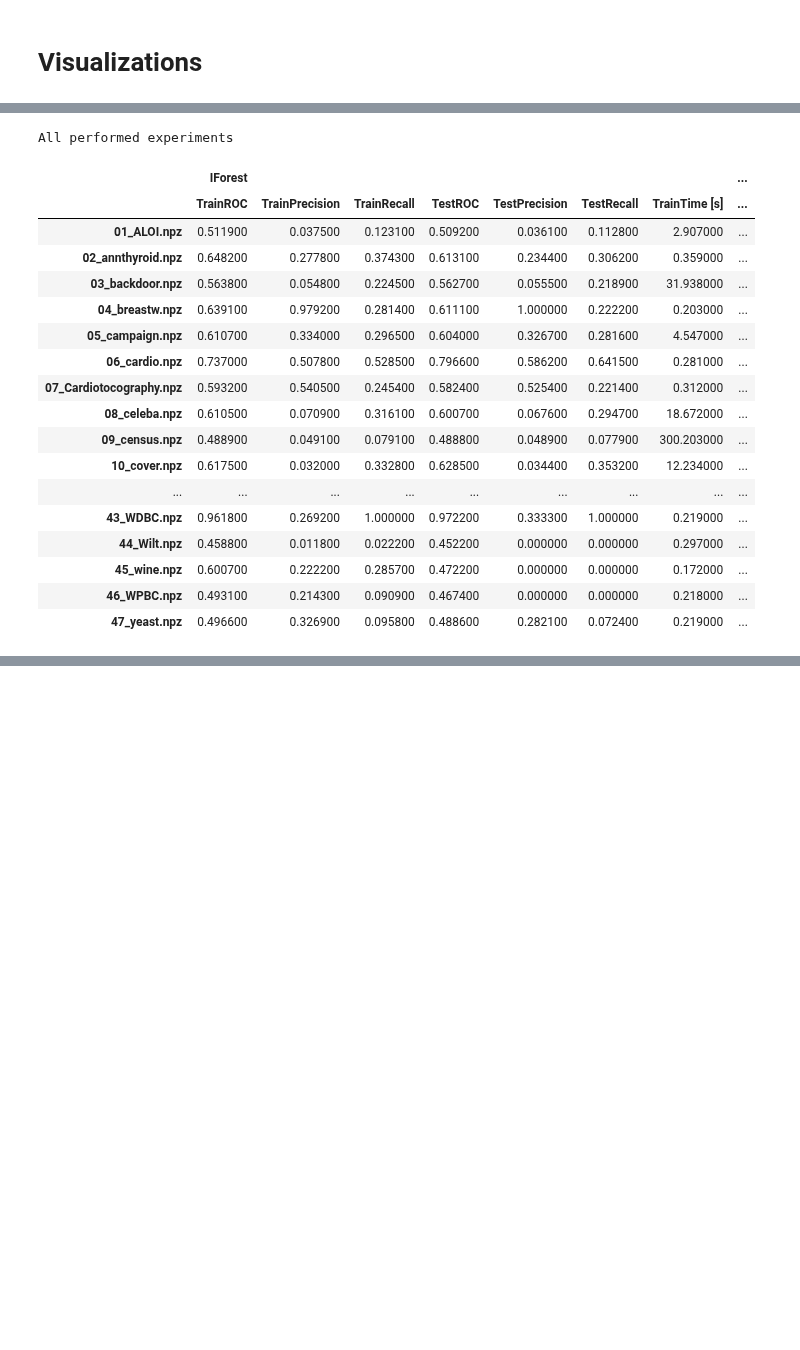
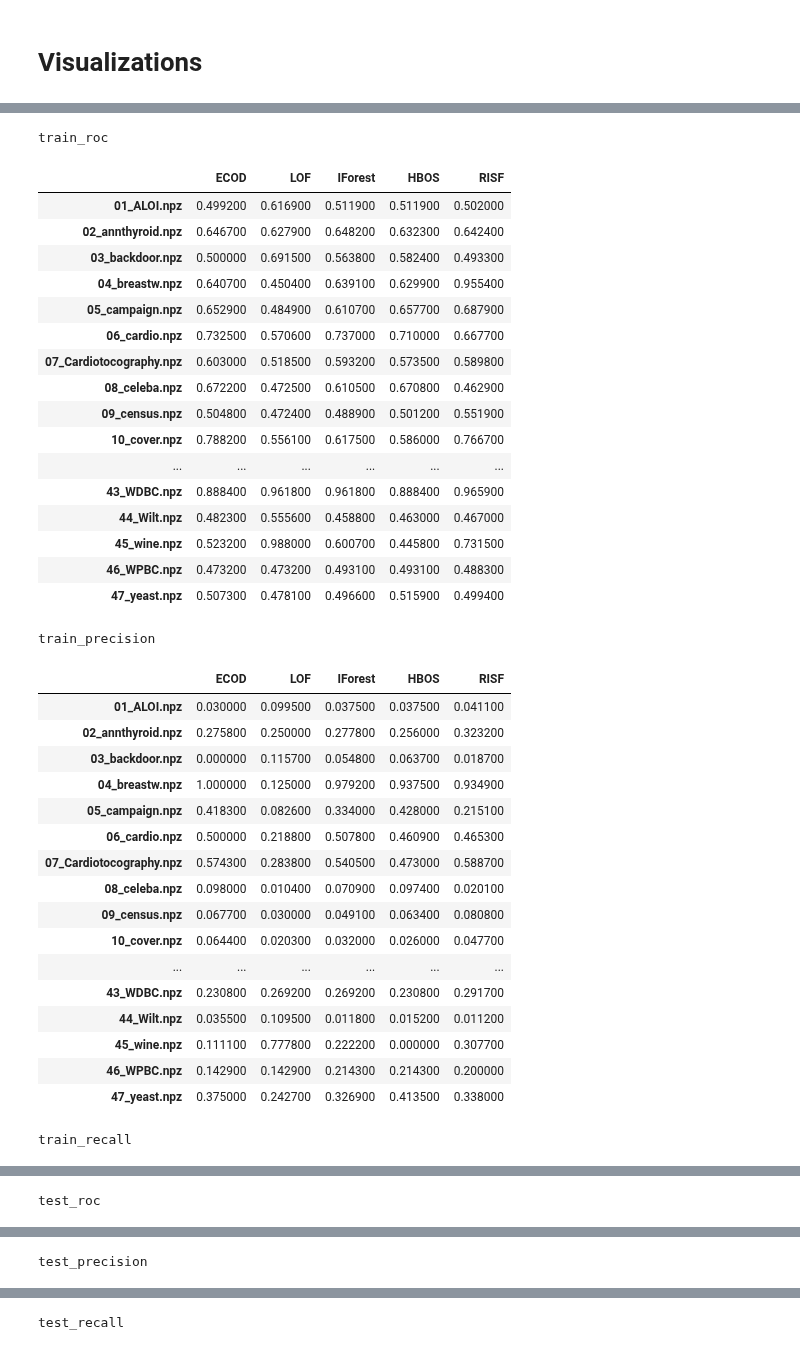
Before and after one commit to SebChw/RSIF, a Jupyter notebook: notebooks/visualitations.ipynb, the cells around one changed output, grey strips where cells are left out. Saved outputs shown, nothing was run; the diff lists cells and outputs as text; code cells hidden in the pictures; blank space fills up the shorter version.

Commit message:
fix tables

```diff
--- a/notebooks/visualitations.ipynb
+++ b/notebooks/visualitations.ipynb
@@ -39,27 +39,6 @@ multiTable = multiTable.style.set_caption('All performed experiments').set_table
         ('font-weight', 'bold')
     ]
 }])
-multiTable
-# %% [output]
-All performed experiments
-|  | IForest |  |  |  |  |  |  | ... |
-|  | TrainROC | TrainPrecision | TrainRecall | TestROC | TestPrecision | TestRecall | TrainTime [s] | ... |
-| 01_ALOI.npz | 0.511900 | 0.037500 | 0.123100 | 0.509200 | 0.036100 | 0.112800 | 2.907000 | ... |
-| 02_annthyroid.npz | 0.648200 | 0.277800 | 0.374300 | 0.613100 | 0.234400 | 0.306200 | 0.359000 | ... |
-| 03_backdoor.npz | 0.563800 | 0.054800 | 0.224500 | 0.562700 | 0.055500 | 0.218900 | 31.938000 | ... |
-| 04_breastw.npz | 0.639100 | 0.979200 | 0.281400 | 0.611100 | 1.000000 | 0.222200 | 0.203000 | ... |
-| 05_campaign.npz | 0.610700 | 0.334000 | 0.296500 | 0.604000 | 0.326700 | 0.281600 | 4.547000 | ... |
-| 06_cardio.npz | 0.737000 | 0.507800 | 0.528500 | 0.796600 | 0.586200 | 0.641500 | 0.281000 | ... |
-| 07_Cardiotocography.npz | 0.593200 | 0.540500 | 0.245400 | 0.582400 | 0.525400 | 0.221400 | 0.312000 | ... |
-| 08_celeba.npz | 0.610500 | 0.070900 | 0.316100 | 0.600700 | 0.067600 | 0.294700 | 18.672000 | ... |
-| 09_census.npz | 0.488900 | 0.049100 | 0.079100 | 0.488800 | 0.048900 | 0.077900 | 300.203000 | ... |
-| 10_cover.npz | 0.617500 | 0.032000 | 0.332800 | 0.628500 | 0.034400 | 0.353200 | 12.234000 | ... |
-| ... | ... | ... | ... | ... | ... | ... | ... | ... |
-| 43_WDBC.npz | 0.961800 | 0.269200 | 1.000000 | 0.972200 | 0.333300 | 1.000000 | 0.219000 | ... |
-| 44_Wilt.npz | 0.458800 | 0.011800 | 0.022200 | 0.452200 | 0.000000 | 0.000000 | 0.297000 | ... |
-| 45_wine.npz | 0.600700 | 0.222200 | 0.285700 | 0.472200 | 0.000000 | 0.000000 | 0.172000 | ... |
-| 46_WPBC.npz | 0.493100 | 0.214300 | 0.090900 | 0.467400 | 0.000000 | 0.000000 | 0.218000 | ... |
-| 47_yeast.npz | 0.496600 | 0.326900 | 0.095800 | 0.488600 | 0.282100 | 0.072400 | 0.219000 | ... |
 # %%
 labels = [
     "train_roc",
@@ -95,4 +74,43 @@ for i, label in enumerate(labels):
     forest_results[label] = forests
 # %%
 for label, data in partial_results.items():
-    dfi.export(data, f'../results/figures/{label}.png')
+    # dfi.export(data, f'../results/figures/{label}.png')
+    display(data)
+# %% [output]
+train_roc
+|  | ECOD | LOF | IForest | HBOS | RISF |
+| 01_ALOI.npz | 0.499200 | 0.616900 | 0.511900 | 0.511900 | 0.502000 |
+| 02_annthyroid.npz | 0.646700 | 0.627900 | 0.648200 | 0.632300 | 0.642400 |
+| 03_backdoor.npz | 0.500000 | 0.691500 | 0.563800 | 0.582400 | 0.493300 |
+| 04_breastw.npz | 0.640700 | 0.450400 | 0.639100 | 0.629900 | 0.955400 |
+| 05_campaign.npz | 0.652900 | 0.484900 | 0.610700 | 0.657700 | 0.687900 |
+| 06_cardio.npz | 0.732500 | 0.570600 | 0.737000 | 0.710000 | 0.667700 |
+| 07_Cardiotocography.npz | 0.603000 | 0.518500 | 0.593200 | 0.573500 | 0.589800 |
+| 08_celeba.npz | 0.672200 | 0.472500 | 0.610500 | 0.670800 | 0.462900 |
+| 09_census.npz | 0.504800 | 0.472400 | 0.488900 | 0.501200 | 0.551900 |
+| 10_cover.npz | 0.788200 | 0.556100 | 0.617500 | 0.586000 | 0.766700 |
+| ... | ... | ... | ... | ... | ... |
+| 43_WDBC.npz | 0.888400 | 0.961800 | 0.961800 | 0.888400 | 0.965900 |
+| 44_Wilt.npz | 0.482300 | 0.555600 | 0.458800 | 0.463000 | 0.467000 |
+| 45_wine.npz | 0.523200 | 0.988000 | 0.600700 | 0.445800 | 0.731500 |
+| 46_WPBC.npz | 0.473200 | 0.473200 | 0.493100 | 0.493100 | 0.488300 |
+| 47_yeast.npz | 0.507300 | 0.478100 | 0.496600 | 0.515900 | 0.499400 |
+train_precision
+|  | ECOD | LOF | IForest | HBOS | RISF |
+| 01_ALOI.npz | 0.030000 | 0.099500 | 0.037500 | 0.037500 | 0.041100 |
+| 02_annthyroid.npz | 0.275800 | 0.250000 | 0.277800 | 0.256000 | 0.323200 |
+| 03_backdoor.npz | 0.000000 | 0.115700 | 0.054800 | 0.063700 | 0.018700 |
+| 04_breastw.npz | 1.000000 | 0.125000 | 0.979200 | 0.937500 | 0.934900 |
+| 05_campaign.npz | 0.418300 | 0.082600 | 0.334000 | 0.428000 | 0.215100 |
+| 06_cardio.npz | 0.500000 | 0.218800 | 0.507800 | 0.460900 | 0.465300 |
+| 07_Cardiotocography.npz | 0.574300 | 0.283800 | 0.540500 | 0.473000 | 0.588700 |
+| 08_celeba.npz | 0.098000 | 0.010400 | 0.070900 | 0.097400 | 0.020100 |
+| 09_census.npz | 0.067700 | 0.030000 | 0.049100 | 0.063400 | 0.080800 |
+| 10_cover.npz | 0.064400 | 0.020300 | 0.032000 | 0.026000 | 0.047700 |
+| ... | ... | ... | ... | ... | ... |
+| 43_WDBC.npz | 0.230800 | 0.269200 | 0.269200 | 0.230800 | 0.291700 |
+| 44_Wilt.npz | 0.035500 | 0.109500 | 0.011800 | 0.015200 | 0.011200 |
+| 45_wine.npz | 0.111100 | 0.777800 | 0.222200 | 0.000000 | 0.307700 |
+| 46_WPBC.npz | 0.142900 | 0.142900 | 0.214300 | 0.214300 | 0.200000 |
+| 47_yeast.npz | 0.375000 | 0.242700 | 0.326900 | 0.413500 | 0.338000 |
+train_recall
@@ -98,0 +134 @@ for label, data in partial_results.items():
+test_roc
@@ -98,0 +152 @@ for label, data in partial_results.items():
+test_precision
@@ -98,0 +170 @@ for label, data in partial_results.items():
+test_recall
```
Also changed, not shown: parts of 3 cells of this notebook, 23 other files.
